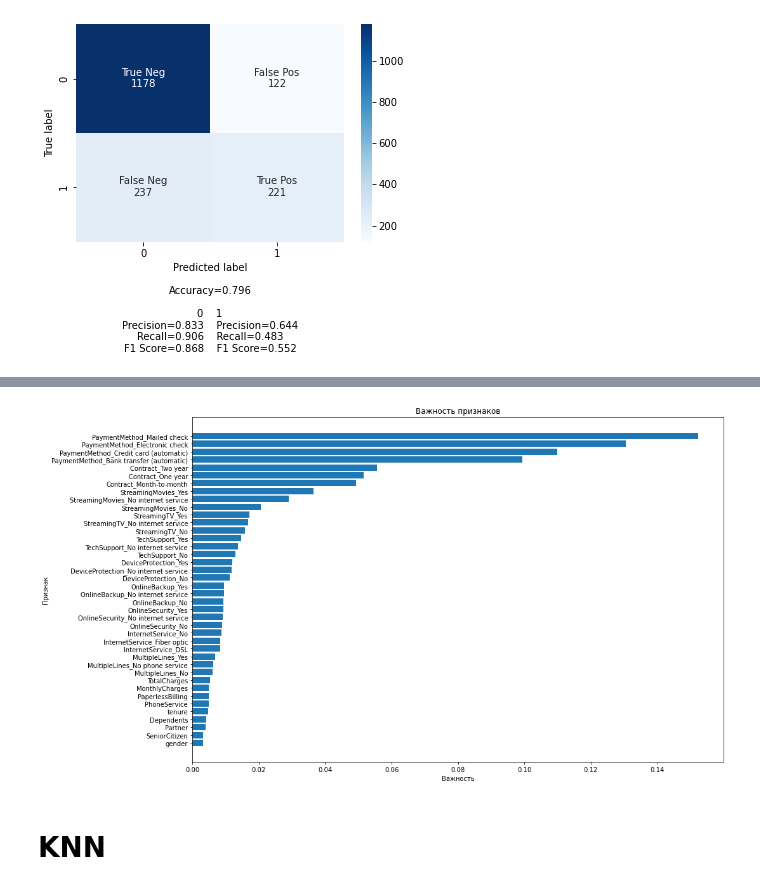
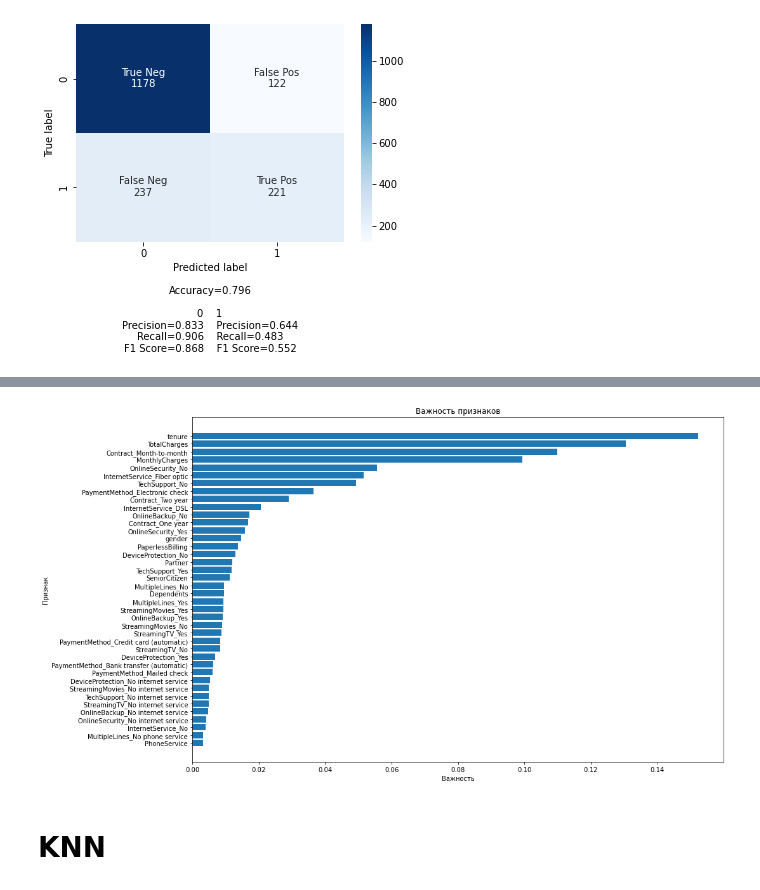
Before and after one commit to nurik08/Churn_Model, a Jupyter notebook: model.ipynb, the cells around one changed output, grey strips where cells are left out. Drawn from its saved outputs; the diff is of its cells as text; code cells hidden in the pictures.

```diff
--- a/model.ipynb
+++ b/model.ipynb
@@ -256,22 +374,22 @@ make_confusion_matrix(cf_matrix_forest, group_names)
 # %%
 # Создаем датафрейм на основе важности признаков
 importance = pd.DataFrame({'features': X.columns, 'feature_importances_':forest.feature_importances_,})
 # Сортируем по возрастанию
 importance = importance.sort_values(by='feature_importances_')
 
 # Количество признаков
 n_features = X_train.shape[1]
 
 # Визуализируем график важности признаков
 plt.figure(figsize=(15, 10))
 plt.barh(np.arange(n_features), importance.feature_importances_)
-plt.yticks(np.arange(n_features), X.columns)
+plt.yticks(np.arange(n_features), importance.features)
 plt.ylabel("Признак")
 plt.xlabel('Важность')
 plt.title('Важность признаков')
 plt.show()
 # %% [output]
-[figure, old version]
+[figure, new version]
 # %% [markdown]
 # KNN
 # %%
```
Also changed, not shown: parts of 24 cells of this notebook.
